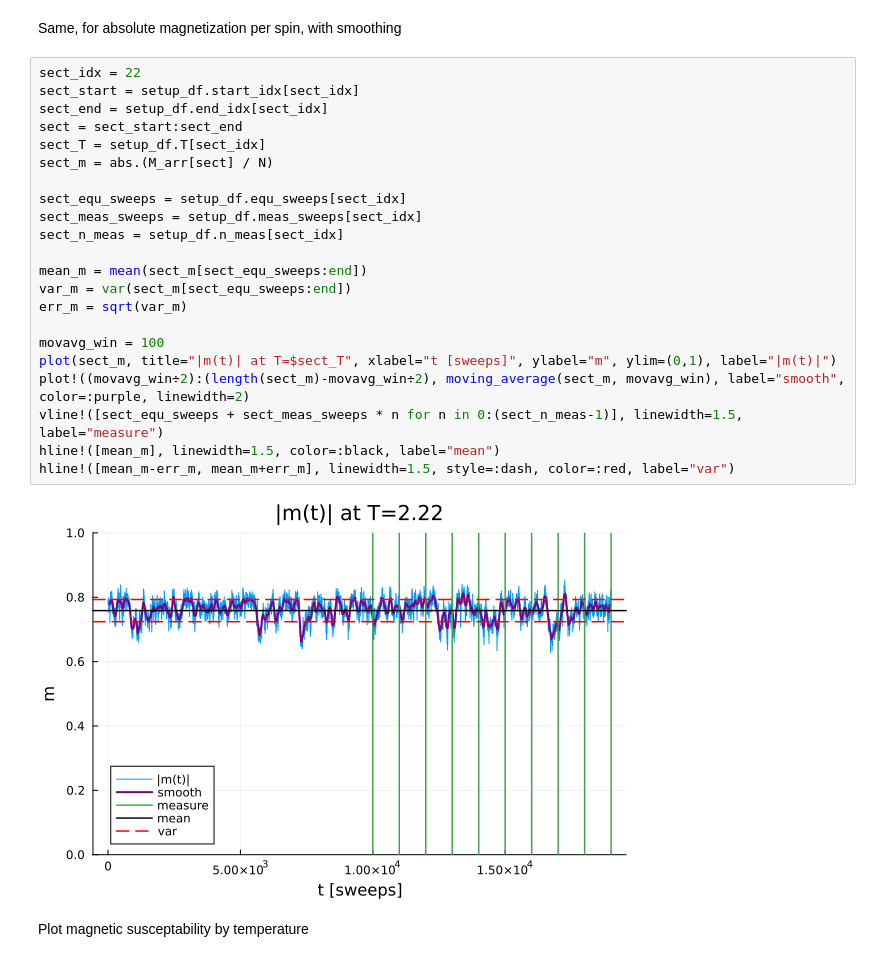
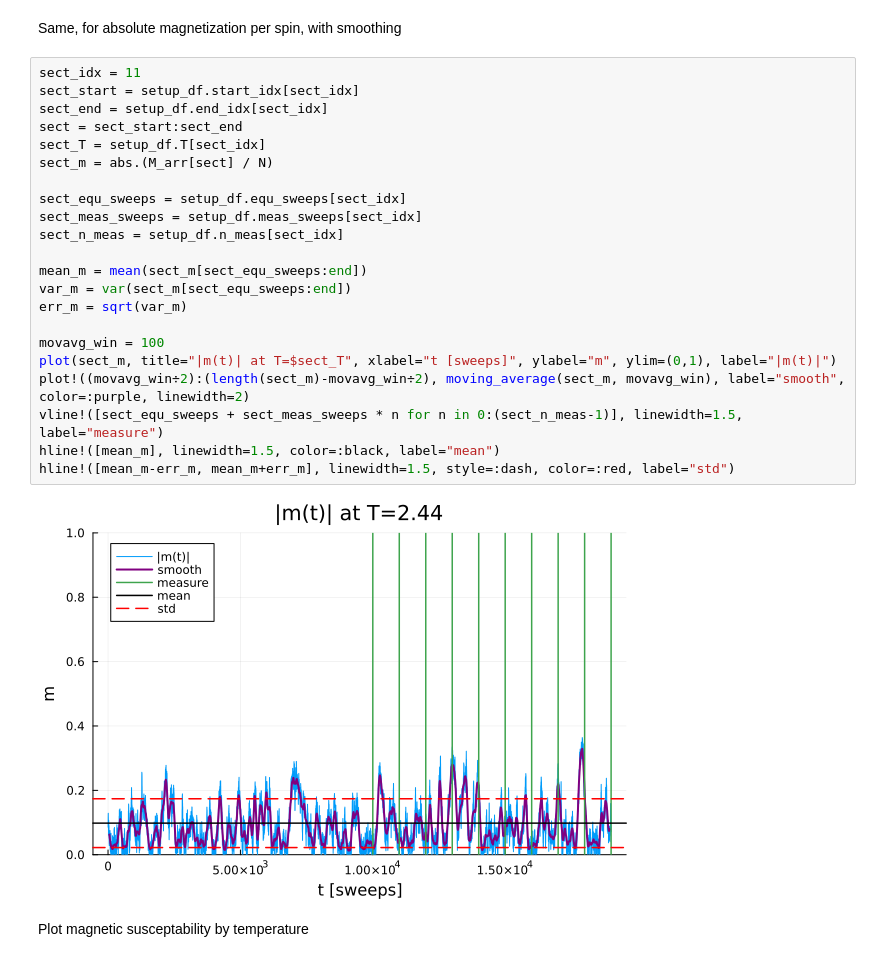
Before and after one commit to noamkochavi/IsingMetropolis, a Jupyter notebook: Analyze_Data_Example.ipynb, the cells around one changed output. Saved outputs shown, nothing was run; the diff lists cells and outputs as text.

```diff
--- a/Analyze_Data_Example.ipynb
+++ b/Analyze_Data_Example.ipynb
@@ -91,29 +92,29 @@ vline!([sect_equ_sweeps + sect_meas_sweeps * n for n in 0:(sect_n_meas-1)], line
 # %% [markdown]
 Same, for absolute magnetization per spin, with smoothing
 # %%
-sect_idx = 22
+sect_idx = 11
 sect_start = setup_df.start_idx[sect_idx]
 sect_end = setup_df.end_idx[sect_idx]
 sect = sect_start:sect_end
 sect_T = setup_df.T[sect_idx]
 sect_m = abs.(M_arr[sect] / N)
 
 sect_equ_sweeps = setup_df.equ_sweeps[sect_idx]
 sect_meas_sweeps = setup_df.meas_sweeps[sect_idx]
 sect_n_meas = setup_df.n_meas[sect_idx]
 
 mean_m = mean(sect_m[sect_equ_sweeps:end])
 var_m = var(sect_m[sect_equ_sweeps:end])
 err_m = sqrt(var_m)
 
 movavg_win = 100
 plot(sect_m, title="|m(t)| at T=$sect_T", xlabel="t [sweeps]", ylabel="m", ylim=(0,1), label="|m(t)|")
 plot!((movavg_win÷2):(length(sect_m)-movavg_win÷2), moving_average(sect_m, movavg_win), label="smooth", color=:purple, linewidth=2)
 vline!([sect_equ_sweeps + sect_meas_sweeps * n for n in 0:(sect_n_meas-1)], linewidth=1.5, label="measure")
 hline!([mean_m], linewidth=1.5, color=:black, label="mean")
-hline!([mean_m-err_m, mean_m+err_m], linewidth=1.5, style=:dash, color=:red, label="var")
+hline!([mean_m-err_m, mean_m+err_m], linewidth=1.5, style=:dash, color=:red, label="std")
 # %% [output]
-[figure, old version]
+[figure, new version]
 # %% [markdown]
 Plot magnetic susceptability by temperature
 # %%
```
Also changed, not shown: parts of 10 cells of this notebook, 1 other file.
